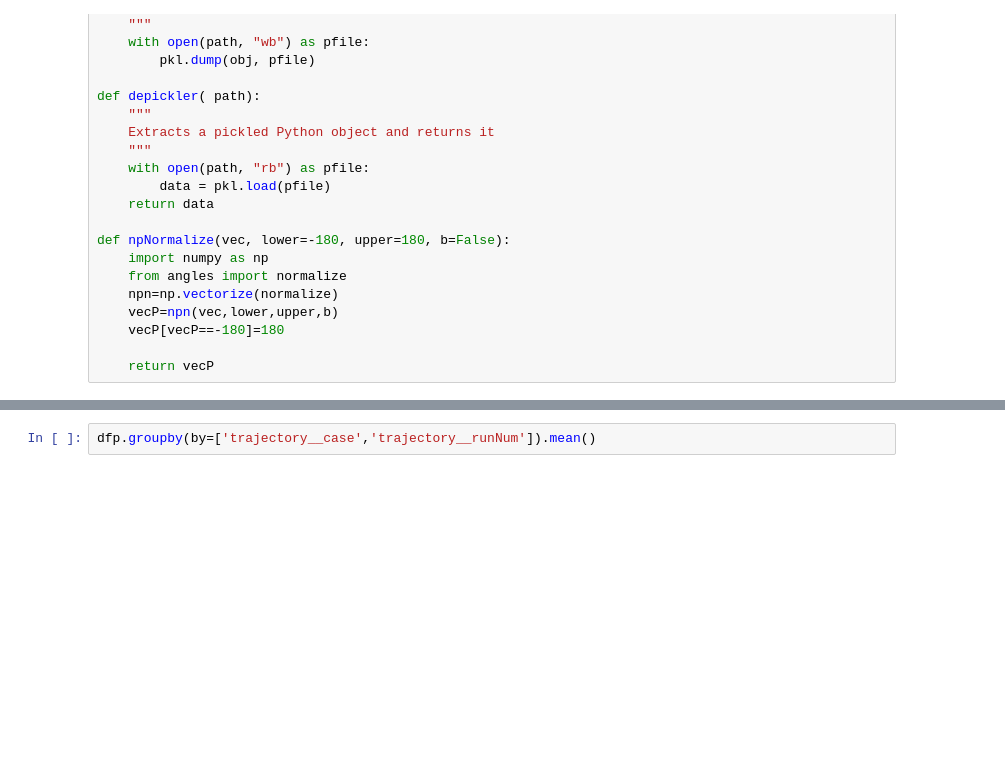
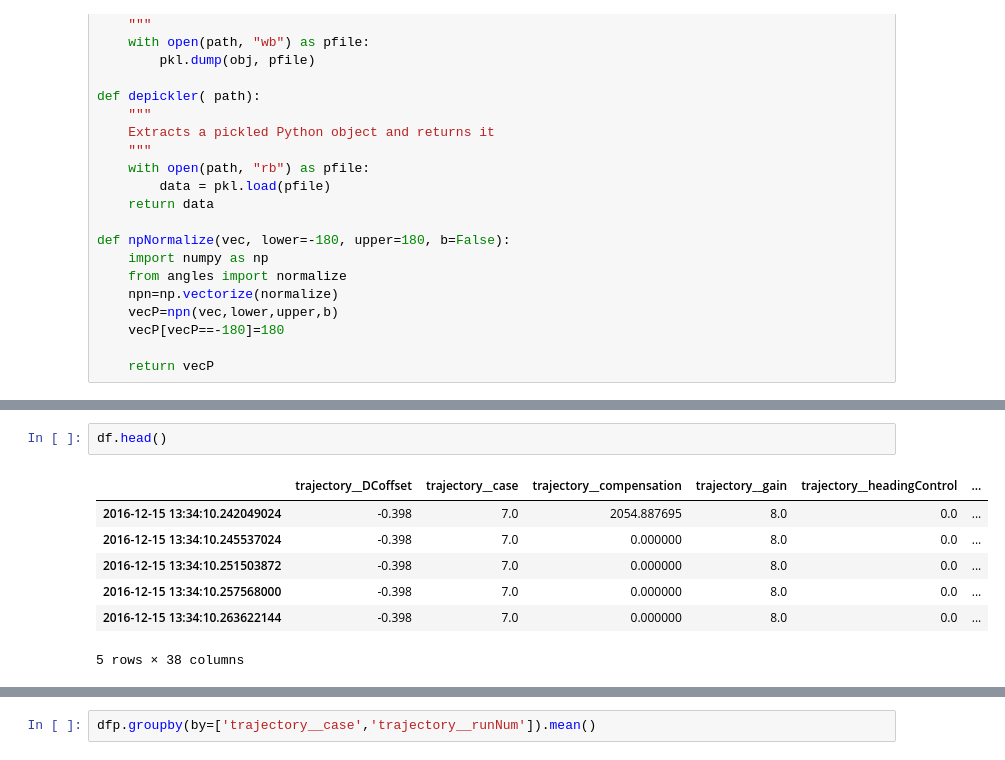
Before and after one commit to pvnkmrksk/World, a Jupyter notebook: ipy_notebooks/HeadingHist.ipynb, the cells around one changed output, grey strips where cells are left out. Drawn from its saved outputs; the diff is of its cells as text; blank space fills up the shorter version.

```diff
--- a/ipy_notebooks/HeadingHist.ipynb
+++ b/ipy_notebooks/HeadingHist.ipynb
@@ -107,3 +113,13 @@ TypeError: 'NoneType' object is not iterable
+# %%
+df.head()
+# %% [output]
+|  | trajectory__DCoffset | trajectory__case | trajectory__compensation | trajectory__gain | trajectory__headingControl | ... |
+| 2016-12-15 13:34:10.242049024 | -0.398 | 7.0 | 2054.887695 | 8.0 | 0.0 | ... |
+| 2016-12-15 13:34:10.245537024 | -0.398 | 7.0 | 0.000000 | 8.0 | 0.0 | ... |
+| 2016-12-15 13:34:10.251503872 | -0.398 | 7.0 | 0.000000 | 8.0 | 0.0 | ... |
+| 2016-12-15 13:34:10.257568000 | -0.398 | 7.0 | 0.000000 | 8.0 | 0.0 | ... |
+| 2016-12-15 13:34:10.263622144 | -0.398 | 7.0 | 0.000000 | 8.0 | 0.0 | ... |
+5 rows × 38 columns
 # %%
 # row and column sharing
 f, ((ax7, ax0, ax1),(ax6,ax8,ax2), (ax5,ax4,ax3)) = plt.subplots(3,3, sharex=True, sharey=True,figsize=(12,12))
```
Also changed, not shown: parts of 6 cells of this notebook, 13 other files.
